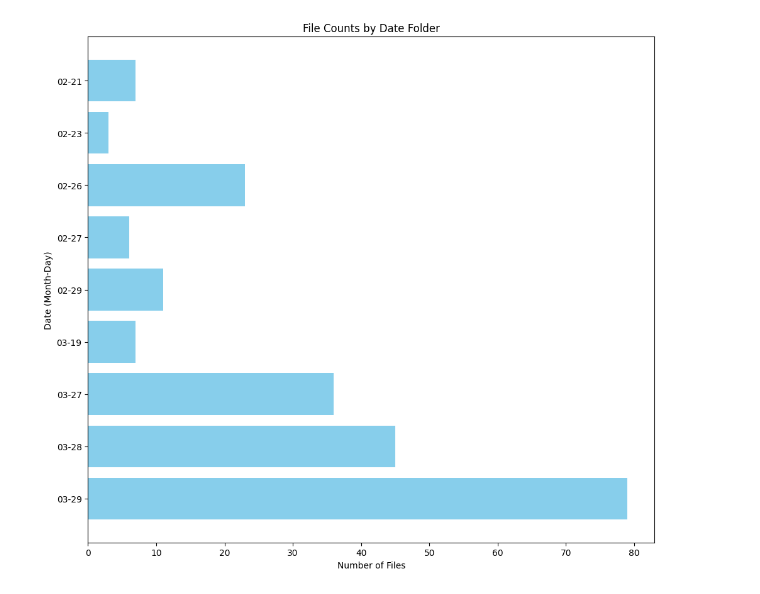
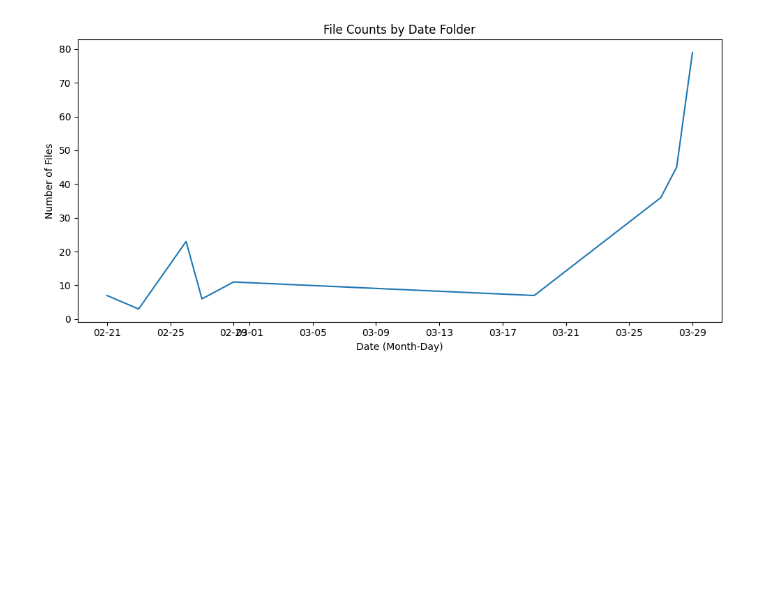
Before and after one commit to uiyo/IHNSimpleSDXL, a Jupyter notebook: statistic/daily_generation.ipynb, the cells around one changed output. Cells and saved outputs as stored; diff of their text form; code cells hidden in the pictures; blank space fills up the shorter version.

```diff
--- a/statistic/daily_generation.ipynb
+++ b/statistic/daily_generation.ipynb
@@ -19,40 +19,42 @@ import matplotlib.dates as mdates
 #     └── date2/
 #         ├── file1
 #         └── file2
 # 设置你的主文件夹路径
 
 main_folder_path = '../outputs/'
 
 # 初始化一个字典来存储每个日期文件夹的文件数量
 date_folder_counts = {}
 
 # 遍历主文件夹下的所有子文件夹（即人名文件夹）
 for person_folder in os.listdir(main_folder_path):
     person_folder_path = os.path.join(main_folder_path, person_folder)
     if os.path.isdir(person_folder_path):
         # 遍历每个人的文件夹下的所有日期文件夹
         for date_folder in os.listdir(person_folder_path):
             date_folder_path = os.path.join(person_folder_path, date_folder)
             if os.path.isdir(date_folder_path):
                 # 计算每个日期文件夹下的文件数量
                 file_count = len(os.listdir(date_folder_path))
                 # 将结果存储在字典中，使用日期字符串作为键
                 date_folder_counts[date_folder] = file_count
 
 # 将日期字符串转换为datetime对象并排序
-sorted_dates = sorted(date_folder_counts.keys(), key=lambda x: datetime.strptime(x, '%Y-%m-%d'), reverse=True)
+sorted_dates = sorted(date_folder_counts.keys(), key=lambda x: datetime.strptime(x, '%Y-%m-%d'))
 
-# 提取月份和日期作为条形图的标签
-labels = [date.split('-')[1:] for date in sorted_dates]
-labels = ['-'.join(label) for label in labels]
+# 提取日期和文件数量
+dates = [datetime.strptime(date, '%Y-%m-%d') for date in sorted_dates]
+counts = [date_folder_counts[date] for date in sorted_dates]
 
-# 使用matplotlib生成条形图
-plt.figure(figsize=(10, len(sorted_dates)))  # 调整图表大小以适应日期数量
-plt.barh(labels, [date_folder_counts[date] for date in sorted_dates], color='skyblue')
-plt.xlabel('Number of Files')
-plt.ylabel('Date (Month-Day)')
+# 使用matplotlib生成时间序列图
+plt.figure(figsize=(10, 5))
+plt.plot_date(dates, counts, linestyle='solid', marker='None')
+plt.gca().xaxis.set_major_formatter(mdates.DateFormatter('%m-%d'))  # 设置日期格式
+plt.gca().xaxis.set_major_locator(mdates.AutoDateLocator())  # 自动选择日期标签间隔
+plt.xlabel('Date (Month-Day)')
+plt.ylabel('Number of Files')
 plt.title('File Counts by Date Folder')
 plt.tight_layout()  # 自动调整布局以防止标签被裁剪
 plt.show()
 # %% [output]
-[figure, old version]
+[figure, new version]
```
